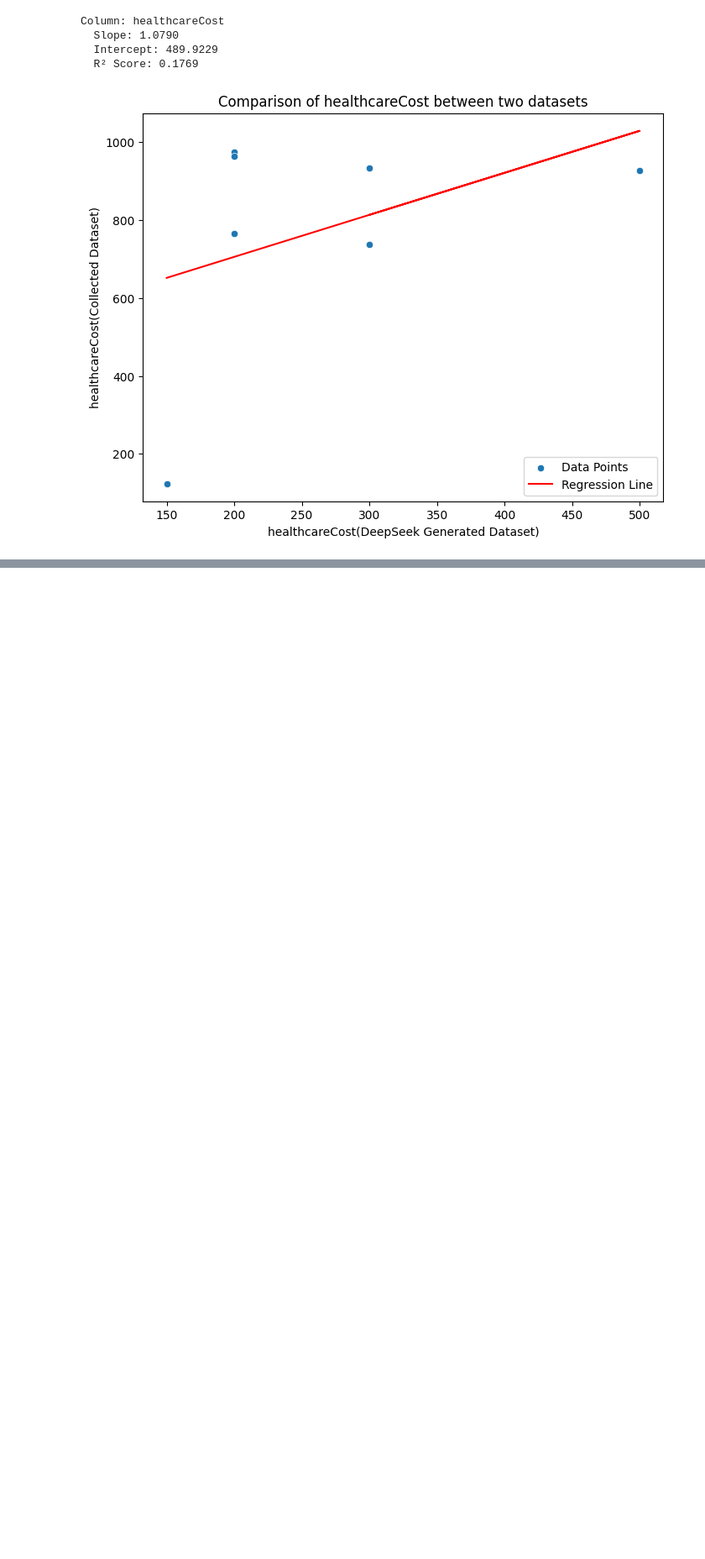
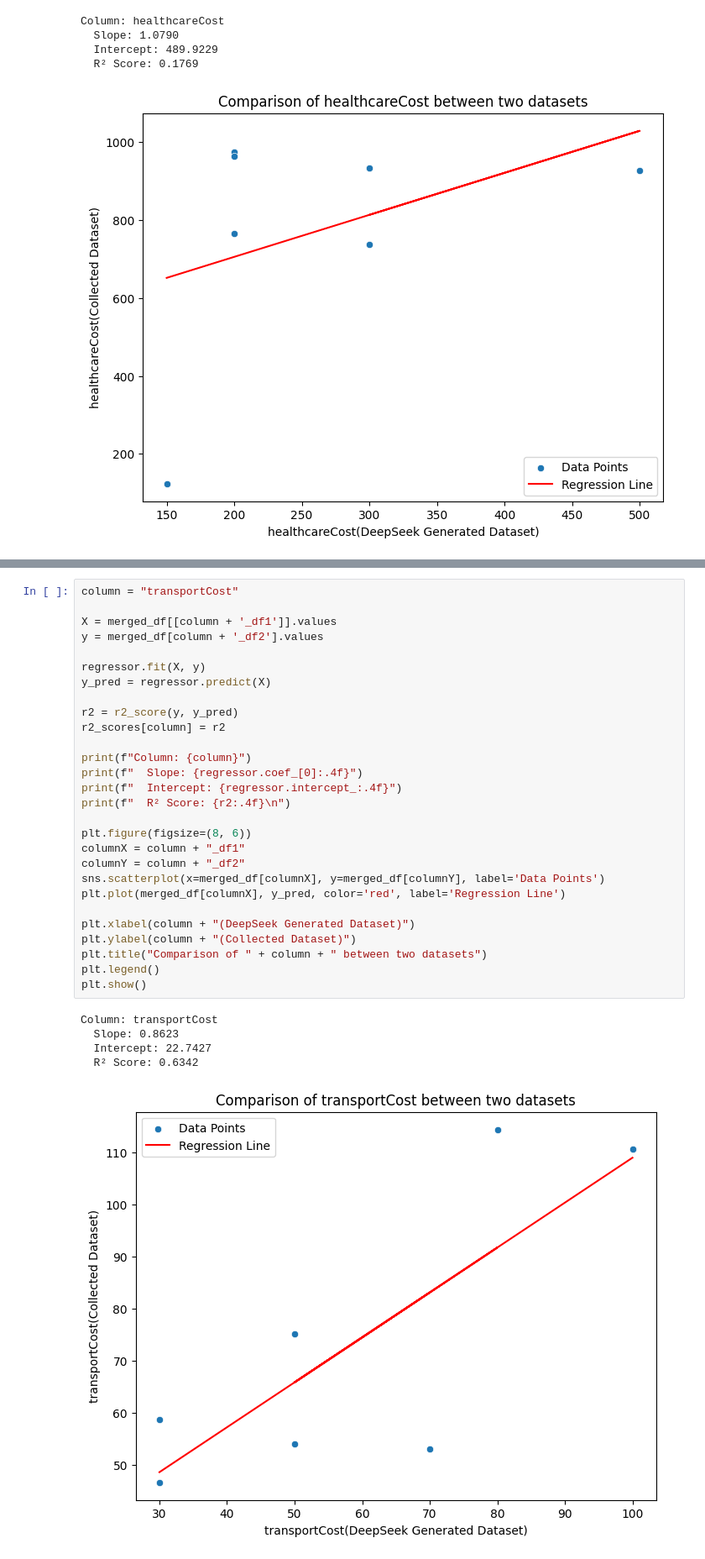
Before and after one commit to IvanDzanija/UniMatch, a Jupyter notebook: datasets/notebooks/deepseekComparison.ipynb, the cells around one changed output, grey strips where cells are left out. Shown at 84% size. Drawn from its saved outputs; the diff is of its cells as text; blank space fills up the shorter version.

```diff
--- a/datasets/notebooks/deepseekComparison.ipynb
+++ b/datasets/notebooks/deepseekComparison.ipynb
@@ -358,0 +359,34 @@ Column: healthcareCost
+# %%
+column = "transportCost"
+
+X = merged_df[[column + '_df1']].values
+y = merged_df[column + '_df2'].values
+
+regressor.fit(X, y)
+y_pred = regressor.predict(X)
+
+r2 = r2_score(y, y_pred)
+r2_scores[column] = r2
+
+print(f"Column: {column}")
+print(f"  Slope: {regressor.coef_[0]:.4f}")
+print(f"  Intercept: {regressor.intercept_:.4f}")
+print(f"  R² Score: {r2:.4f}\n")
+
+plt.figure(figsize=(8, 6))
+columnX = column + "_df1"
+columnY = column + "_df2"
+sns.scatterplot(x=merged_df[columnX], y=merged_df[columnY], label='Data Points')
+plt.plot(merged_df[columnX], y_pred, color='red', label='Regression Line')
+
+plt.xlabel(column + "(DeepSeek Generated Dataset)")
+plt.ylabel(column + "(Collected Dataset)")
+plt.title("Comparison of " + column + " between two datasets")
+plt.legend()
+plt.show()
+# %% [output]
+Column: transportCost
+  Slope: 0.8623
+  Intercept: 22.7427
+  R² Score: 0.6342
+[figure, added]
```
Also changed, not shown: parts of 2 cells of this notebook, 3 other files.
